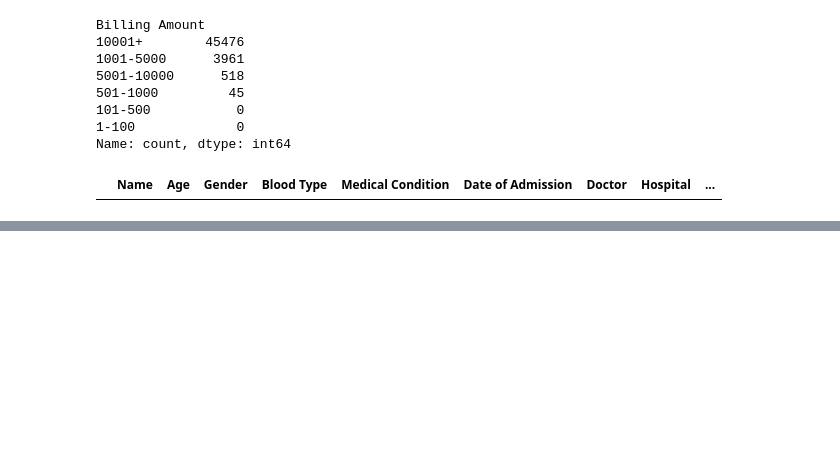
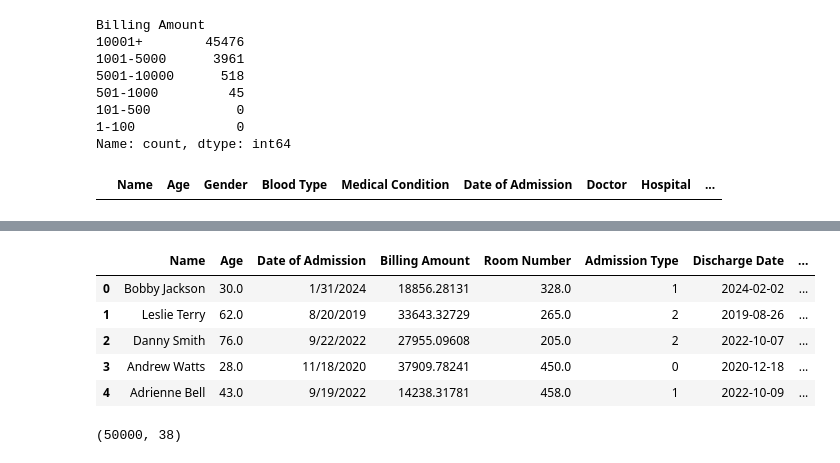
Before and after one commit to LauraLucasZ/Healthcare-Classification-ML, a Jupyter notebook: HealthCareTask2.ipynb, the cells around one changed output, grey strips where cells are left out. Drawn from its saved outputs; the diff is of its cells as text; code cells hidden in the pictures; blank space fills up the shorter version.

Commit message:
Encoding

```diff
--- a/HealthCareTask2.ipynb
+++ b/HealthCareTask2.ipynb
@@ -875,0 +960,3 @@ df[df['Billing Amount'] < 50]
+# %%
+df = df.drop('Doctor', axis=1)
+df = df.drop('Hospital', axis=1)
@@ -875,0 +976,45 @@ df[df['Billing Amount'] < 50]
+# %%
+# One-hot encoding the Insurance Provider column
+df = pd.get_dummies(df, columns=['Insurance Provider'], drop_first=False)
+
+columns_to_convert = [
+    'Insurance Provider_Aetna', 'Insurance Provider_Blue Cross', 'Insurance Provider_Cigna',
+    'Insurance Provider_Medicare', 'Insurance Provider_UnitedHealthcare'
+]
+
+# Loop to convert each column to integer type
+for col in columns_to_convert:
+    df[col] = df[col].astype(int)
+# %%
+# Label encoding the Admission Type values based on priority (Label Encoding)
+admission_type_map = {'Elective': 0, 'Urgent': 1, 'Emergency': 2}
+df['Admission Type'] = df['Admission Type'].map(admission_type_map)
+# %%
+# One-hot encoding the Medication column
+df = pd.get_dummies(df, columns=['Medication'], drop_first=False)
+
+columns_to_convert = [
+    'Medication_Aspirin', 'Medication_Ibuprofen', 'Medication_Lipitor',
+    'Medication_Paracetamol', 'Medication_Penicillin'
+]
+
+# Loop to convert each column to integer type
+for col in columns_to_convert:
+    df[col] = df[col].astype(int)
+# %%
+# Label encoding the Test Results (target) column
+test_results_map = {'Normal': 0, 'Inconclusive': 1, 'Abnormal': 2}
+df['Test Results'] = df['Test Results'].map(test_results_map)
+
+df.head()
+# %% [output]
+|  | Name | Age | Date of Admission | Billing Amount | Room Number | Admission Type | Discharge Date | ... |
+| 0 | Bobby Jackson | 30.0 | 1/31/2024 | 18856.28131 | 328.0 | 1 | 2024-02-02 | ... |
+| 1 | Leslie Terry | 62.0 | 8/20/2019 | 33643.32729 | 265.0 | 2 | 2019-08-26 | ... |
+| 2 | Danny Smith | 76.0 | 9/22/2022 | 27955.09608 | 205.0 | 2 | 2022-10-07 | ... |
+| 3 | Andrew Watts | 28.0 | 11/18/2020 | 37909.78241 | 450.0 | 0 | 2020-12-18 | ... |
+| 4 | Adrienne Bell | 43.0 | 9/19/2022 | 14238.31781 | 458.0 | 1 | 2022-10-09 | ... |
+# %%
+df.shape
+# %% [output]
+(50000, 38)
```
Also changed, not shown: parts of 10 cells of this notebook.
